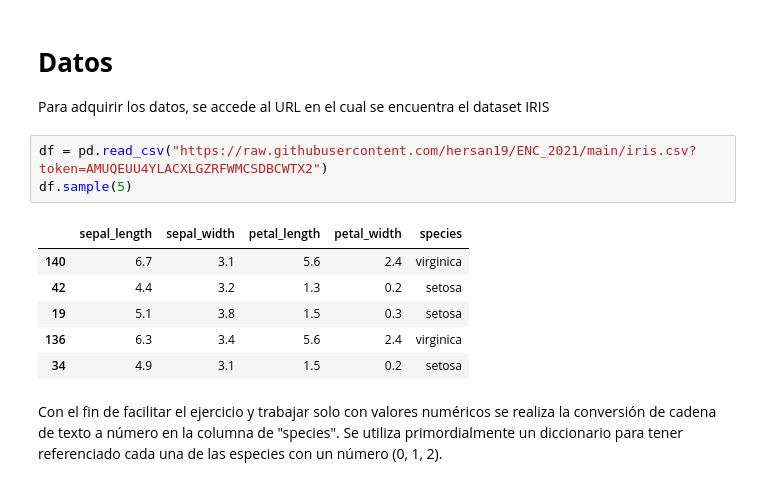
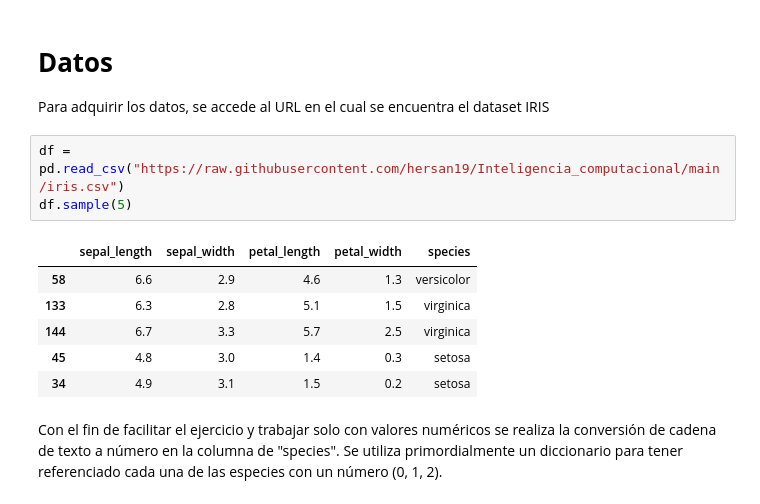
Before and after one commit to hersan19/Inteligencia_computacional, a Jupyter notebook: Ejemplo_RNA.ipynb, the cells around one changed output. Drawn from its saved outputs; the diff is of its cells as text.

```diff
--- a/Ejemplo_RNA.ipynb
+++ b/Ejemplo_RNA.ipynb
@@ -19,14 +19,14 @@ from sklearn.metrics import confusion_matrix, accuracy_score
 # **Datos**
 Para adquirir los datos, se accede al URL en el cual se encuentra el dataset IRIS
 # %%
-df = pd.read_csv("https://raw.githubusercontent.com/hersan19/ENC_2021/main/iris.csv?token=AMUQEUU4YLACXLGZRFWMCSDBCWTX2")
+df = pd.read_csv("https://raw.githubusercontent.com/hersan19/Inteligencia_computacional/main/iris.csv")
 df.sample(5)
 # %% [output]
 |  | sepal_length | sepal_width | petal_length | petal_width | species |
-| 140 | 6.7 | 3.1 | 5.6 | 2.4 | virginica |
-| 42 | 4.4 | 3.2 | 1.3 | 0.2 | setosa |
-| 19 | 5.1 | 3.8 | 1.5 | 0.3 | setosa |
-| 136 | 6.3 | 3.4 | 5.6 | 2.4 | virginica |
+| 58 | 6.6 | 2.9 | 4.6 | 1.3 | versicolor |
+| 133 | 6.3 | 2.8 | 5.1 | 1.5 | virginica |
+| 144 | 6.7 | 3.3 | 5.7 | 2.5 | virginica |
+| 45 | 4.8 | 3.0 | 1.4 | 0.3 | setosa |
 | 34 | 4.9 | 3.1 | 1.5 | 0.2 | setosa |
 # %% [markdown]
 Con el fin de facilitar el ejercicio y trabajar solo con valores numéricos se realiza la conversión de cadena de texto a número en la columna de "species".
```
